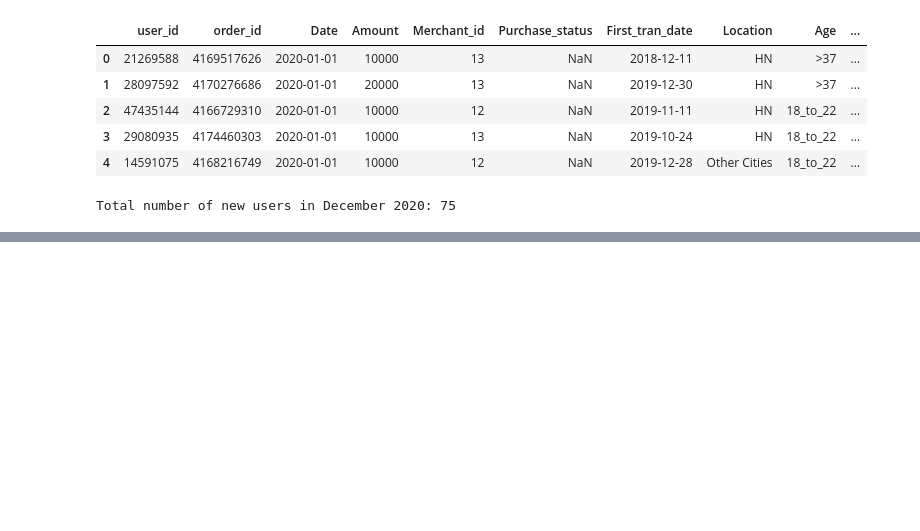
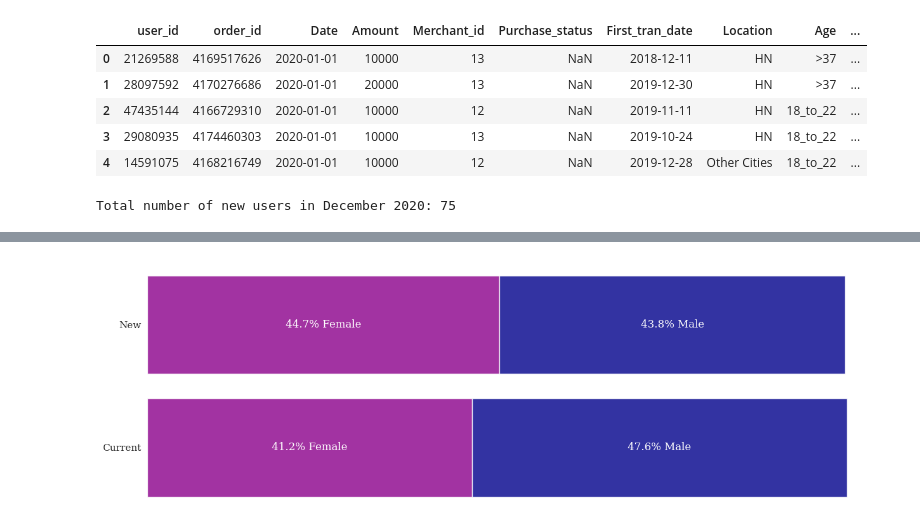
Before and after one commit to NguyenDangXuanLinh/momo_data_analysis, a Jupyter notebook: MoMo_MBI.ipynb, the cells around one changed output, grey strips where cells are left out. Saved outputs shown, nothing was run; the diff lists cells and outputs as text; code cells hidden in the pictures; blank space fills up the shorter version.

```diff
--- a/MoMo_MBI.ipynb
+++ b/MoMo_MBI.ipynb
@@ -210,0 +280,39 @@ Total number of new users in December 2020: 75
+# %%
+users_df = new_user_df.copy()
+users_df['Gender'] = users_df['Gender'].str.replace('Nữ', 'FEMALE')
+users_df['Gender'] = users_df['Gender'].str.upper()
+
+data_new = users_df[['Category', 'Gender']].groupby('Category')['Gender'].value_counts().unstack()
+
+data_new['sum'] = data_new.sum(axis=1)
+data_new_ratio = (data_new.T / data_new['sum']).T[['MALE', 'FEMALE']].sort_values(by='FEMALE',ascending=False)[::-1]
+# %%
+fig, ax = plt.subplots(1,1,figsize=(15,5))
+
+ax.barh(data_new_ratio.index, data_new_ratio['FEMALE'],
+        color='darkmagenta', alpha=0.8, label='FEMALE')
+
+ax.barh(data_new_ratio.index, data_new_ratio['MALE'], left=data_new_ratio['FEMALE'],
+        color='darkblue', alpha=0.8, label='MALE')
+
+ax.set_yticklabels(data_new_ratio.index, fontfamily='serif', fontsize=11)
+ax.set_xticks([])
+
+for i in data_new_ratio.index:
+    ax.annotate(f"{data_new_ratio['FEMALE'][i]*100:.3}% Female",
+                   xy=(data_new_ratio['FEMALE'][i]/2, i),
+                   va = 'center', ha='center',fontsize=12, fontweight='light', fontfamily='serif',
+                   color='white')
+
+
+for i in data_new_ratio.index:
+    ax.annotate(f"{data_new_ratio['MALE'][i]*100:.3}% Male",
+                   xy=(data_new_ratio['FEMALE'][i]+data_new_ratio['MALE'][i]/2, i),
+                   va = 'center', ha='center',fontsize=12, fontweight='light', fontfamily='serif',
+                   color='white')
+
+ax.spines[:].set_visible(False)
+ax.legend().set_visible(False)
+plt.show()
+# %% [output]
+[figure, added]
```
Also changed, not shown: parts of 14 cells of this notebook.
